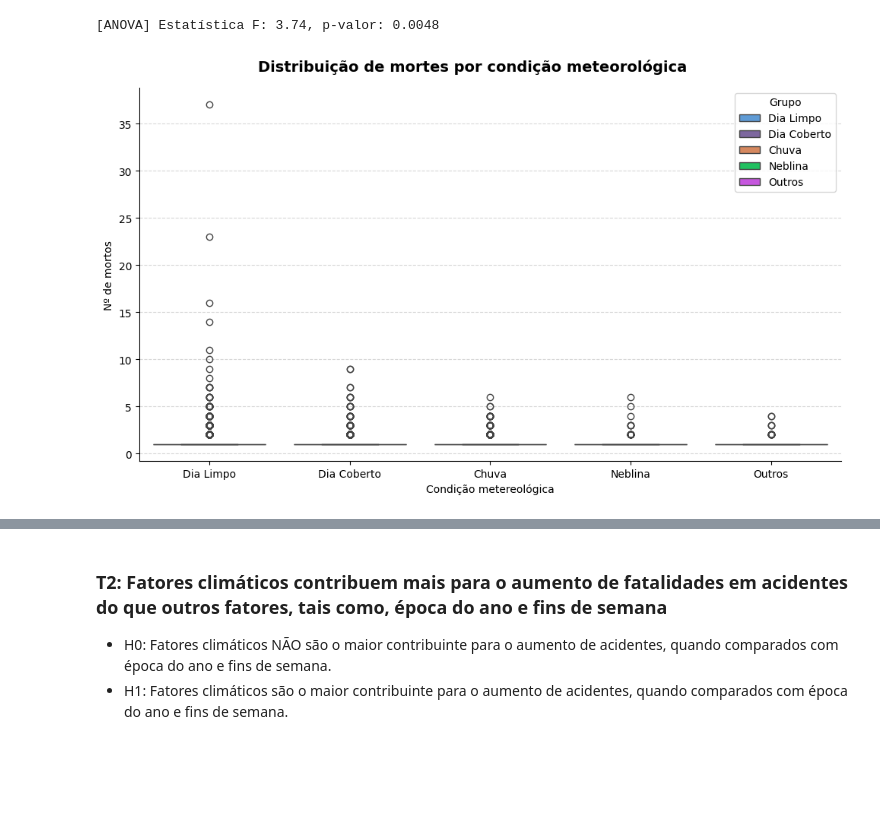
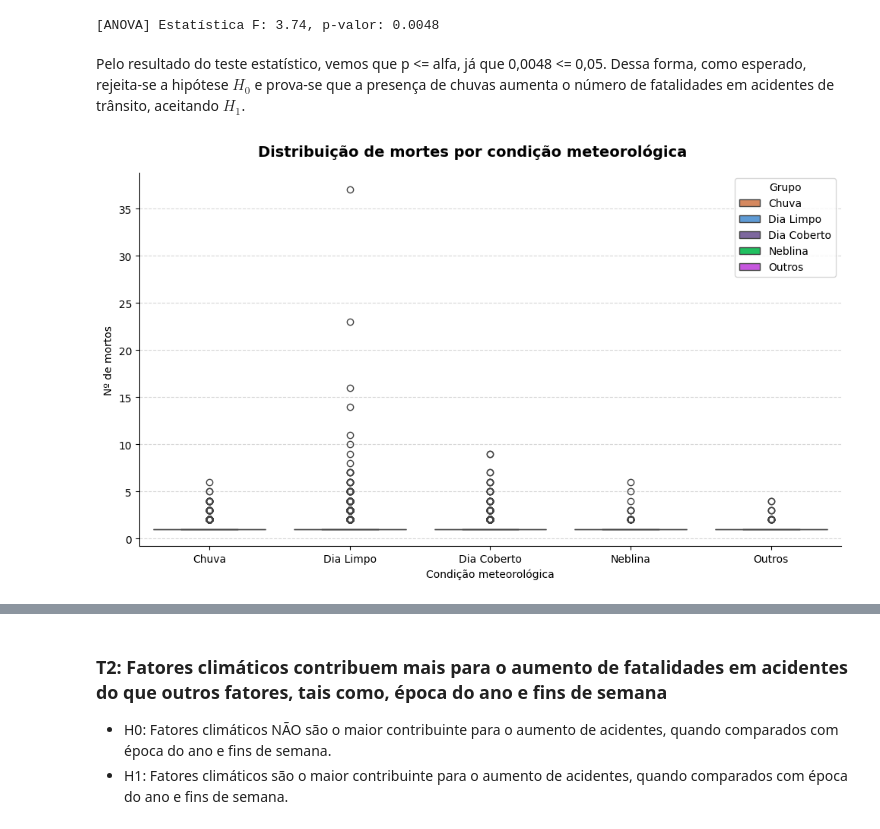
Before and after one commit to afmireski/trabalho_final_ciencia_de_dados, a Jupyter notebook: trabalho_final_afmireski.ipynb, the cells around one changed output, grey strips where cells are left out. Saved outputs shown, nothing was run; the diff lists cells and outputs as text; code cells hidden in the pictures; blank space fills up the shorter version.

Commit message:
feat: Escrita da interpretação dos testes de hipotese

```diff
--- a/trabalho_final_afmireski.ipynb
+++ b/trabalho_final_afmireski.ipynb
@@ -1442,11 +1390,13 @@ stat_t1, p_t1 = f_oneway(df_dia_limpo, df_dia_coberto, df_chuva, df_neblina, df_
 print(f"\n[ANOVA] Estatística F: {stat_t1:.2f}, p-valor: {p_t1:.4f}")
 # %% [output]
 [ANOVA] Estatística F: 3.74, p-valor: 0.0048
+# %% [markdown]
+Pelo resultado do teste estatístico, vemos que p <= alfa, já que 0,0048 <= 0,05. Dessa forma, como esperado, rejeita-se a hipótese $H_0$ e prova-se que a presença de chuvas aumenta o número de fatalidades em acidentes de trânsito, aceitando $H_1$.
 # %%
 GRUPO_T1_MAP = {
+    "Chuva": mask_chuva,
     "Dia Limpo": mask_dia_limpo,
     "Dia Coberto": mask_dia_coberto,
-    "Chuva": mask_chuva,
     "Neblina": mask_neblina,
     "Outros": mask_outros,
 }
@@ -1461,9 +1411,9 @@ df_viz = df_t1[df_t1["grupo"].notna()].copy()
 # Paleta e ordem fixos para consistência entre gráficos
 GRUPOS_ORDEM_T1 = list(GRUPO_T1_MAP.keys())
 PALETTE = {
-    GRUPOS_ORDEM_T1[0]: "#4C9BE8",   # azul  → limpo
-    GRUPOS_ORDEM_T1[1]: "#7B5EA7",   # roxo  → coberto
-    GRUPOS_ORDEM_T1[2]: "#E8824C",   # laranja → chuva
+    GRUPOS_ORDEM_T1[0]: "#E8824C",   # laranja → chuva
+    GRUPOS_ORDEM_T1[1]: "#4C9BE8",   # azul  → limpo
+    GRUPOS_ORDEM_T1[2]: "#7B5EA7",   # roxo  → coberto
     GRUPOS_ORDEM_T1[3]: "#06DA5B",   # verde → neblina
     GRUPOS_ORDEM_T1[4]: "#D440F5",   # bege  → outros
 }
@@ -1479,27 +1429,27 @@ def style_ax(ax: plt.Axes) -> None:
 # %%
 t1_fig1, t1_ax1 = plt.subplots(figsize=(10, 6))
 t1_fig1.suptitle(
     "Distribuição de mortes por condição meteorológica",
     fontsize=14, fontweight="bold",
 )
 
 sns.boxplot(
     data=df_viz,
     x="grupo",
     y="mortos",
     hue="grupo",
     order=GRUPOS_ORDEM_T1,
     hue_order=GRUPOS_ORDEM_T1,
     palette=PALETTE,
     legend=True,
     ax=t1_ax1,
 )
 
-t1_ax1.set_xlabel("Condição metereológica")
+t1_ax1.set_xlabel("Condição meteorológica")
 t1_ax1.set_ylabel("Nº de mortos")
 # t1_ax1.set_yscale("log")
 t1_ax1.legend(title="Grupo", frameon=True, edgecolor="#cccccc")
 style_ax(t1_ax1)
 t1_fig1.tight_layout()
 # %% [output]
-[figure, old version]
+[figure, new version]
```
Also changed, not shown: parts of 21 cells of this notebook.
